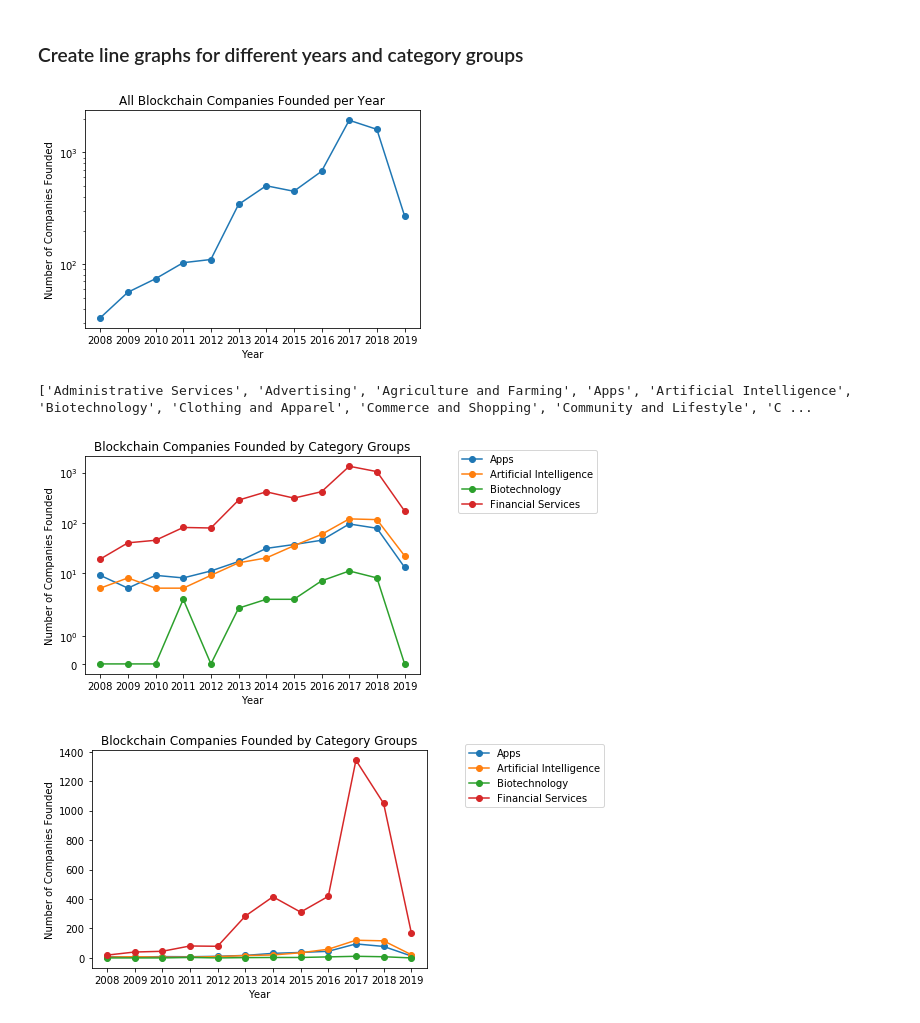
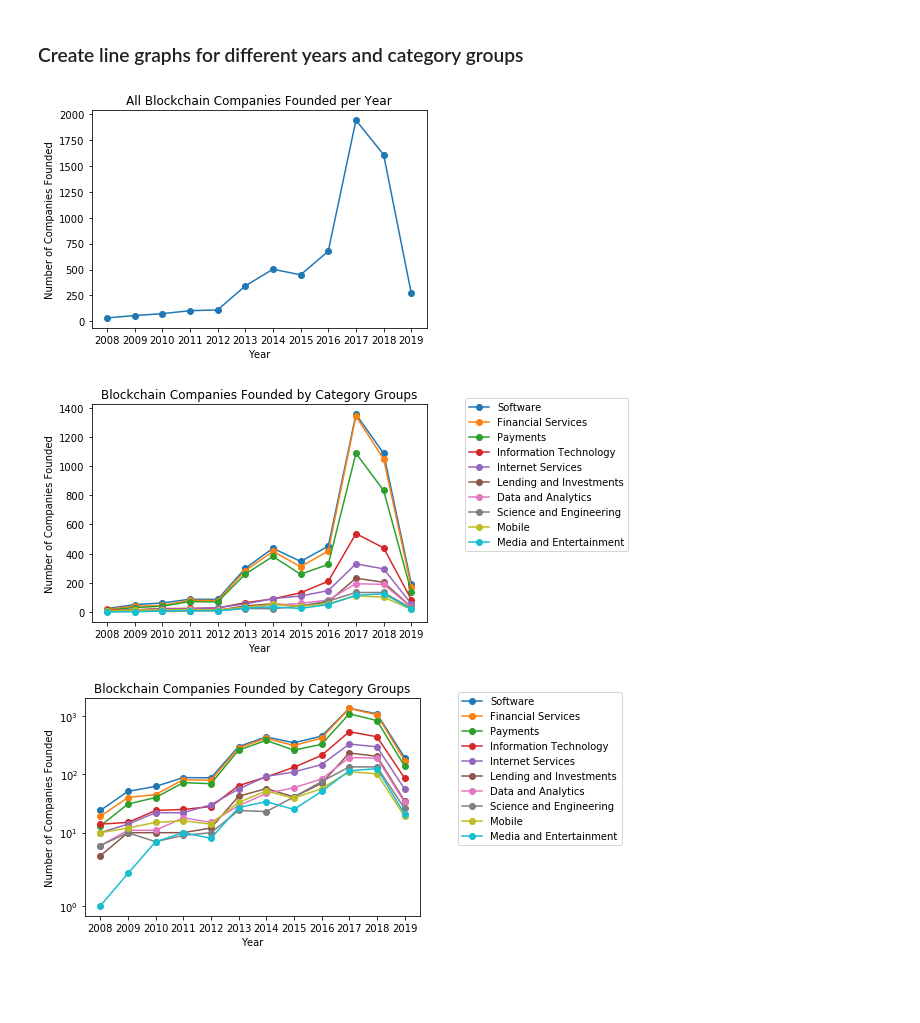
Before and after one commit to sdsc-blocklab/Blockchain-Market-Evolution, a Jupyter notebook: Crunchbase Dataset Explorer.ipynb, the cells around one changed output. Cells and saved outputs as stored; diff of their text form; code cells hidden in the pictures; blank space fills up the shorter version.

Commit message:
Plot line graph for top 10 companies

```diff
--- a/Crunchbase Dataset Explorer.ipynb
+++ b/Crunchbase Dataset Explorer.ipynb
@@ -87,7 +86,7 @@ not found:
 ### Keep only the relevant columns
 # %%
 # Filter columns
-df = df[['Organization Name','Categories', 'Description', 'Founded Date', 'Estimated Revenue Range', 'Operating Status', 'Exit Date', 'Closed Date', 'Full Description', 'Category Groups', 'Website']]
+#df = df[['Organization Name','Categories', 'Description', 'Founded Date', 'Estimated Revenue Range', 'Operating Status', 'Exit Date', 'Closed Date', 'Full Description', 'Category Groups', 'Website']]
 # %% [markdown]
 # Data Exploration
 # %% [markdown]
@@ -168,6 +167,10 @@ def get_column_words_unique(df, column_name, year=None):
     words_list = get_column_words(df, column_name, year=None)
     unique_words_list = sorted(list(set(words_list)))
     return unique_words_list
+
+def get_column_words_with_counts(df, column_name, year=None):
+    words_list = get_column_words(df, column_name, year)
+    return list_to_dict(words_list)
 
 # Convert list to dictionary where key is the element and value is the count
 def list_to_dict(list_item, vocab=None):
@@ -195,7 +198,7 @@ def show_word_cloud(words_list, title=''):
     plt.show()
 
 # Creates histogram of frequency of words given a list of words
-def create_histogram(words_list, vocab, title='', savepath='', max_y=None, show=True):
+def create_histogram(words_list, vocab, title='', savepath='', max_y=None, show=True, log=False):
     words_count_dict = get_hist_data(words_list, vocab)
 
     plt.ioff()
@@ -204,8 +207,14 @@ def create_histogram(words_list, vocab, title='', savepath='', max_y=None, show=
         plt.title(title);
     plt.bar(list(words_count_dict.keys()), words_count_dict.values(), color='g');
     plt.xticks(rotation='vertical');
+    plt.yscale('linear')
+    min_y = 0
+    if log:
+        plt.yscale('log')
+        max_y = np.log(max_y)
+        min_y = 1
     if max_y:
-        plt.ylim((0, max_y));
+        plt.ylim((min_y, max_y));
     plt.tight_layout();
     if savepath != '':
         plt.savefig(savepath);
@@ -215,17 +224,26 @@ def create_histogram(words_list, vocab, title='', savepath='', max_y=None, show=
         plt.show()
 
 
+def get_max_word_count(df, column_name, year=None):
+    all_words = get_column_words_with_counts(df, column_name, year=year)
+    return all_words.most_common(1)[0][1]
+
 # Get histogram data as a dict where keys include all words in vocabulary and values are the counts
 def get_hist_data(words_list, vocab):
     words_count_dict = list_to_dict(words_list, vocab)
     words_count_dict = dict(sorted(words_count_dict.items(), key=lambda x: x[0]))
     return words_count_dict
 # %%
-hist_data = []
+# Get Max Y value for plotting
+max_y = 0
+for year in unique_years:
+    max_y = max(max_y, get_max_word_count(df, 'Category Groups', year=year))
 
+# Plot and save histograms
 categories_vocab = get_column_words_unique(df, 'Category Groups')
 for year in unique_years:
     categories = get_column_words(df, 'Category Groups', year=year)
-    create_histogram(categories, categories_vocab, title=year, max_y=700, show=False, savepath='images/Category_Groups_%s.png' % year)
+    create_histogram(categories, categories_vocab, title=year, show=False, max_y=max_y, savepath='images/Category_Groups_%s.png' % year)
+    create_histogram(categories, categories_vocab, title=year, show=False, max_y=max_y, log=True, savepath='images/(log)Category_Groups_%s.png' % year)
 # %% [output]
 histogram saved: images/Category_Groups_2008.png
@@ -287,18 +312,20 @@ def plot_companies_per_year_per_category(dfs_by_year, category_group=[], title='
     plt.legend(bbox_to_anchor=(1.1, 1.05))
     plt.show()
 # %%
-plot_companies_per_year(dfs_by_year, title='All Blockchain Companies Founded per Year')
+plot_companies_per_year(dfs_by_year, title='All Blockchain Companies Founded per Year', log=False)
 # %% [output]
-[figure, old version]
+[figure, new version]
-# %%
-all_categories = get_column_words_unique(df, 'Category Groups')
-print(all_categories)
-# %% [output]
-['Administrative Services', 'Advertising', 'Agriculture and Farming', 'Apps', 'Artificial Intelligence', 'Biotechnology', 'Clothing and Apparel', 'Commerce and Shopping', 'Community and Lifestyle', 'C ...
+# %%
+# Get top 10 Category Groups with most companies
+n = 10
+all_categories = get_column_words_with_counts(df, 'Category Groups')
+top_categories = all_categories.most_common(n)
+top_categories_list = list(zip(*top_categories))[0]
 # %%
-categories = ['Apps', 'Artificial Intelligence', 'Biotechnology', 'Financial Services']
+#categories = ['Apps', 'Artificial Intelligence', 'Biotechnology', 'Financial Services']
+categories = top_categories_list
+plot_companies_per_year_per_category(dfs_by_year, category_group=categories, log=False, title='Blockchain Companies Founded by Category Groups')
 plot_companies_per_year_per_category(dfs_by_year, category_group=categories, log=True, title='Blockchain Companies Founded by Category Groups')
-plot_companies_per_year_per_category(dfs_by_year, category_group=categories, log=False, title='Blockchain Companies Founded by Category Groups')
 # %% [output]
-[figure, old version]
+[figure, new version]
-[figure, old version]
+[figure, new version]
```
Also changed, not shown: parts of 5 cells of this notebook, 25 other files.
